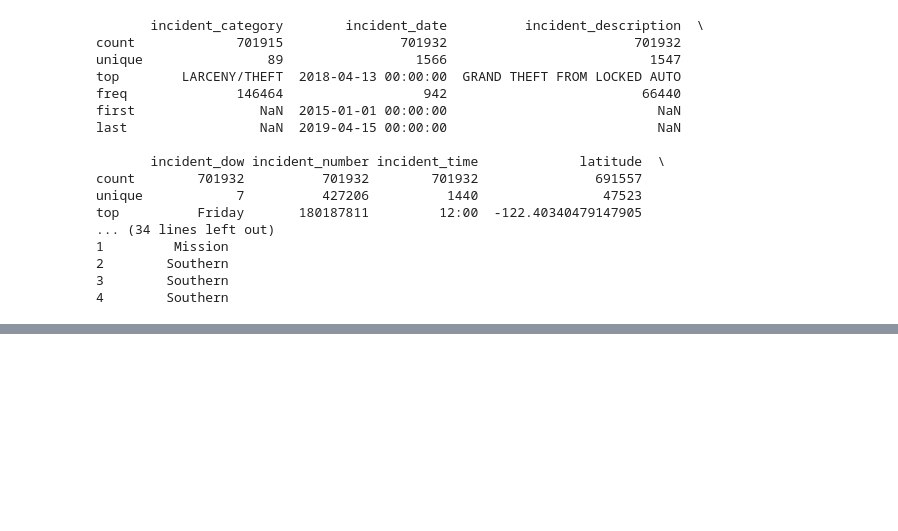
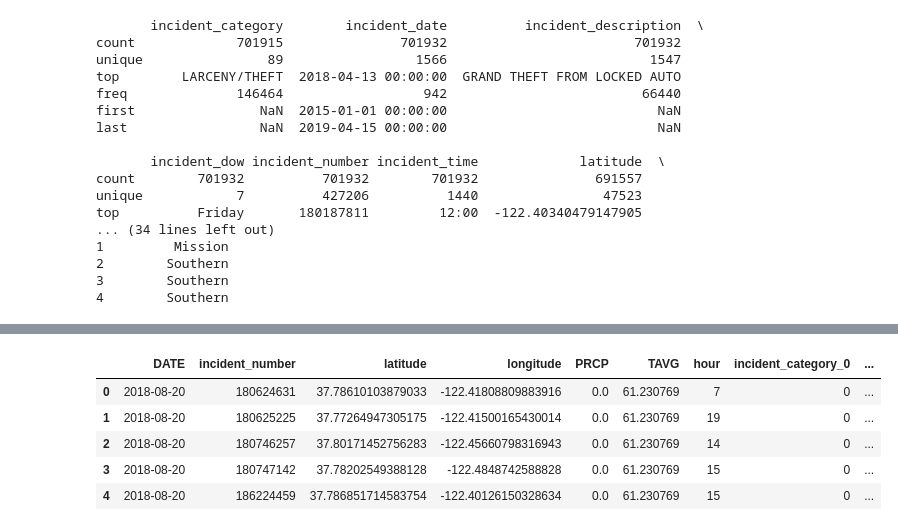
Before and after one commit to johniselin/info254_sfo_police, a Jupyter notebook: dataset_modification.ipynb, the cells around one changed output, grey strips where cells are left out. Drawn from its saved outputs; the diff is of its cells as text; code cells hidden in the pictures; blank space fills up the shorter version.

```diff
--- a/dataset_modification.ipynb
+++ b/dataset_modification.ipynb
@@ -89,0 +310,9 @@ max        38.210200    -121.865500       7.570000    109.000000
+# %%
+df_dummies.head()
+# %% [output]
+|  | DATE | incident_number | latitude | longitude | PRCP | TAVG | hour | incident_category_0 | ... |
+| 0 | 2018-08-20 | 180624631 | 37.78610103879033 | -122.41808809883916 | 0.0 | 61.230769 | 7 | 0 | ... |
+| 1 | 2018-08-20 | 180625225 | 37.77264947305175 | -122.41500165430014 | 0.0 | 61.230769 | 19 | 0 | ... |
+| 2 | 2018-08-20 | 180746257 | 37.80171452756283 | -122.45660798316943 | 0.0 | 61.230769 | 14 | 0 | ... |
+| 3 | 2018-08-20 | 180747142 | 37.78202549388128 | -122.4848742588828 | 0.0 | 61.230769 | 15 | 0 | ... |
+| 4 | 2018-08-20 | 186224459 | 37.786851714583754 | -122.40126150328634 | 0.0 | 61.230769 | 15 | 0 | ... |
```
Also changed, not shown: parts of 34 cells of this notebook.
